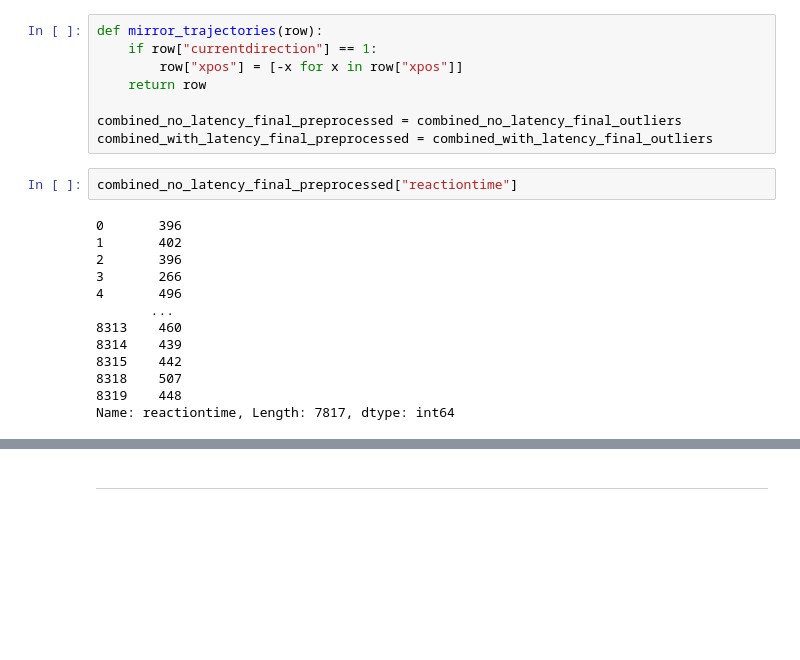
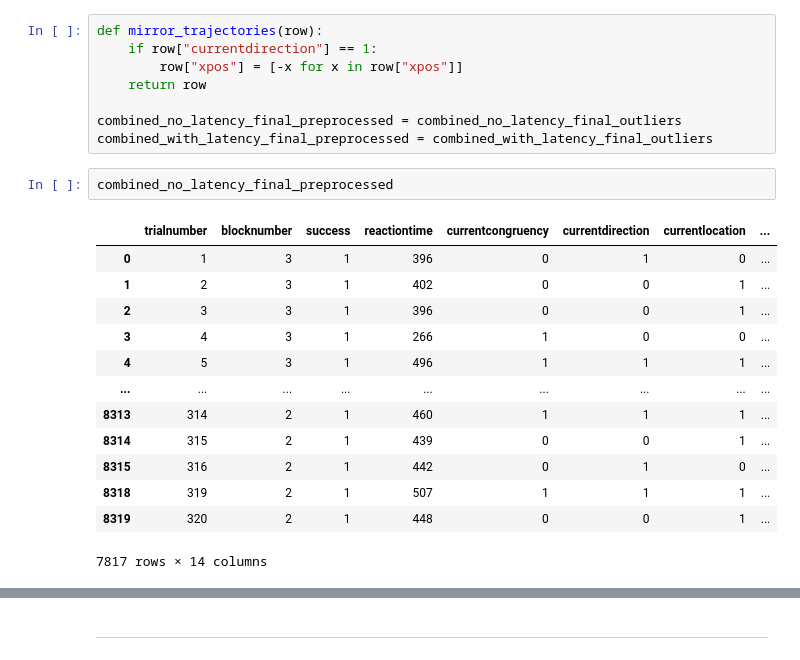
Before and after one commit to Michael1Mueller/continuousSimonTask, a Jupyter notebook: preprocessing.ipynb, the cells around one changed output, grey strips where cells are left out. Cells and saved outputs as stored; diff of their text form; blank space fills up the shorter version.

```diff
--- a/preprocessing.ipynb
+++ b/preprocessing.ipynb
@@ -429,17 +435,18 @@ def mirror_trajectories(row):
 combined_no_latency_final_preprocessed = combined_no_latency_final_outliers
 combined_with_latency_final_preprocessed = combined_with_latency_final_outliers
 # %%
-combined_no_latency_final_preprocessed["reactiontime"]
+combined_no_latency_final_preprocessed
 # %% [output]
+|  | trialnumber | blocknumber | success | reactiontime | currentcongruency | currentdirection | currentlocation | ... |
+| 0 | 1 | 3 | 1 | 396 | 0 | 1 | 0 | ... |
+| 1 | 2 | 3 | 1 | 402 | 0 | 0 | 1 | ... |
+| 2 | 3 | 3 | 1 | 396 | 0 | 0 | 1 | ... |
+| 3 | 4 | 3 | 1 | 266 | 1 | 0 | 0 | ... |
+| 4 | 5 | 3 | 1 | 496 | 1 | 1 | 1 | ... |
+| ... | ... | ... | ... | ... | ... | ... | ... | ... |
+| 8313 | 314 | 2 | 1 | 460 | 1 | 1 | 1 | ... |
+| 8314 | 315 | 2 | 1 | 439 | 0 | 0 | 1 | ... |
+| 8315 | 316 | 2 | 1 | 442 | 0 | 1 | 0 | ... |
+| 8318 | 319 | 2 | 1 | 507 | 1 | 1 | 1 | ... |
+| 8319 | 320 | 2 | 1 | 448 | 0 | 0 | 1 | ... |
-0       396
-1       402
-2       396
-3       266
-4       496
-       ...
-8313    460
-8314    439
-8315    442
-8318    507
-8319    448
-Name: reactiontime, Length: 7817, dtype: int64
+7817 rows × 14 columns
```
Also changed, not shown: parts of 13 cells of this notebook.
